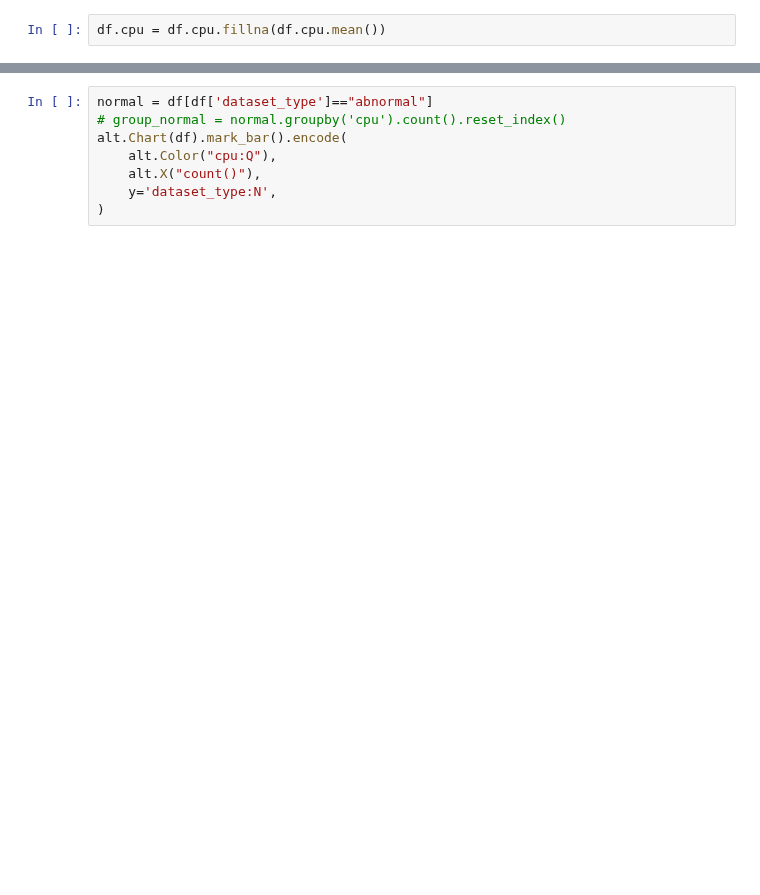
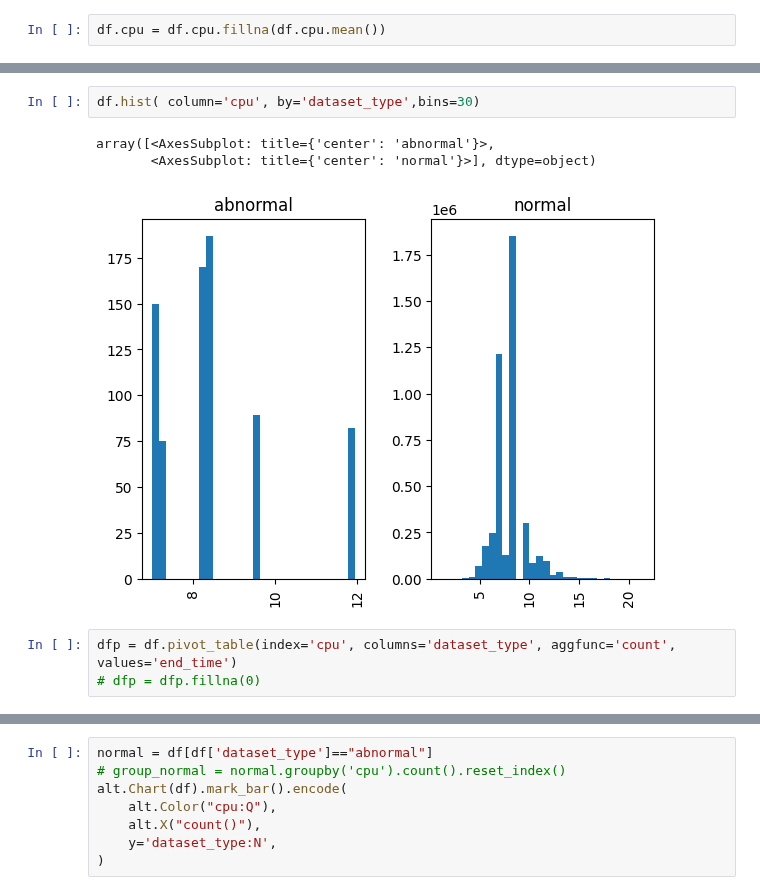
Before and after one commit to sapirani/GreenSecurityMeasurementAndOptimizationFramework, a Jupyter notebook: data_experiments.ipynb, the cells around one changed output, grey strips where cells are left out. Drawn from its saved outputs; the diff is of its cells as text; blank space fills up the shorter version.

```diff
--- a/data_experiments.ipynb
+++ b/data_experiments.ipynb
@@ -70,0 +106,9 @@ len(df.cpu.unique())
+# %%
+df.hist( column='cpu', by='dataset_type',bins=30)
+# %% [output]
+array([<AxesSubplot: title={'center': 'abnormal'}>,
+       <AxesSubplot: title={'center': 'normal'}>], dtype=object)
+[figure, added]
+# %%
+dfp = df.pivot_table(index='cpu', columns='dataset_type', aggfunc='count', values='end_time')
+# dfp = dfp.fillna(0)
```
Also changed, not shown: parts of 24 cells of this notebook, 2 other files.
